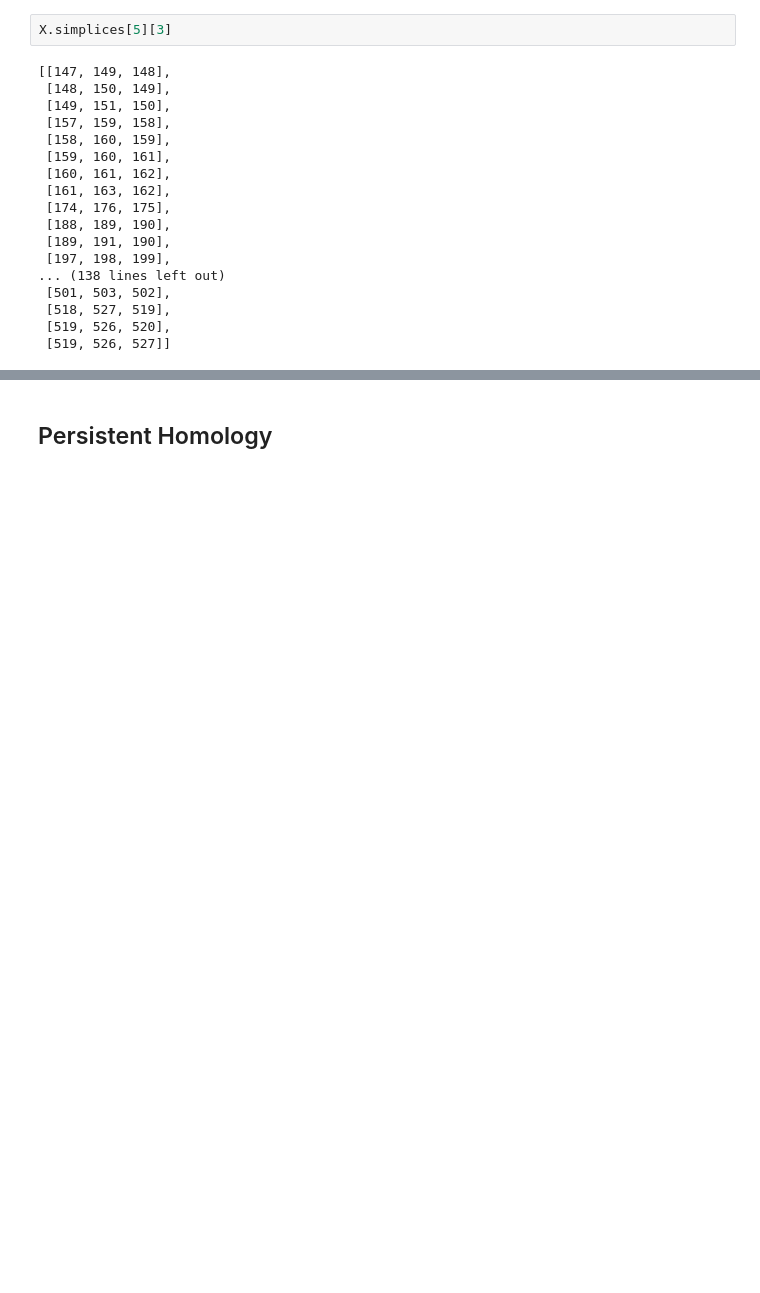
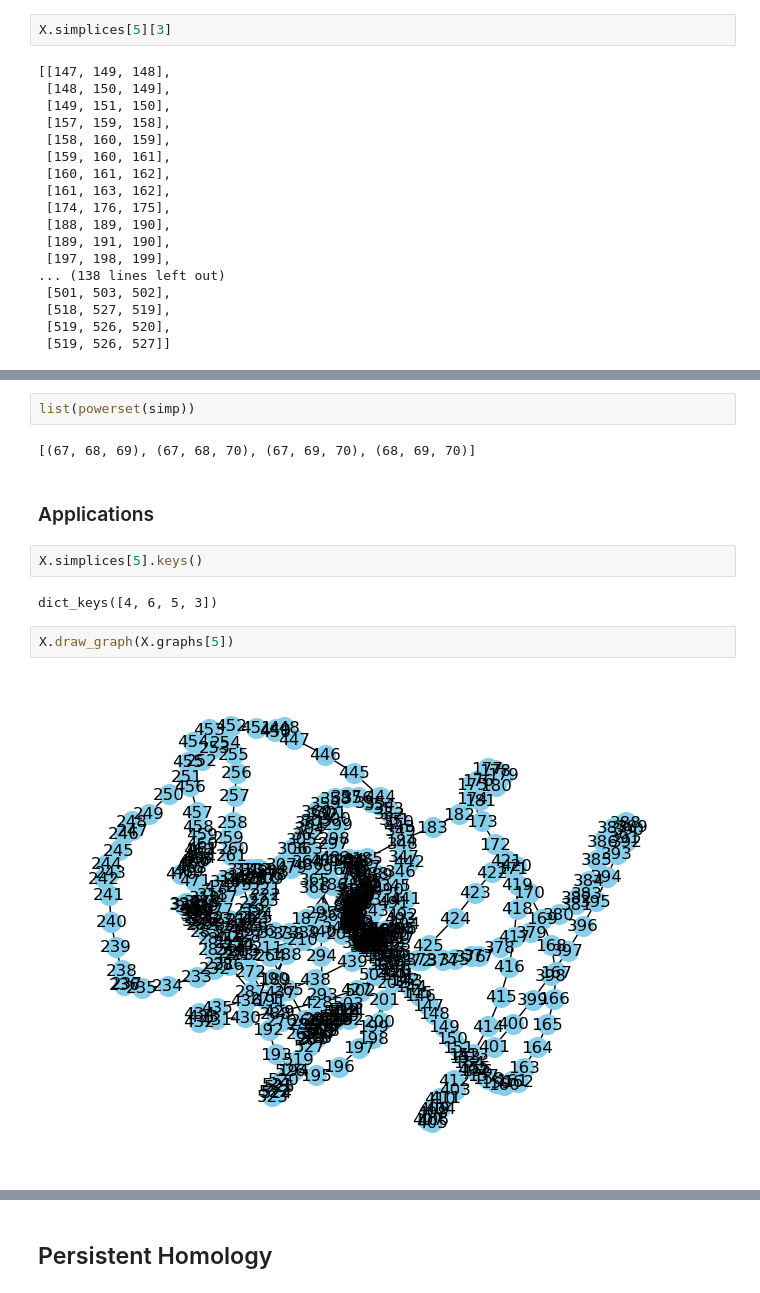
Before and after one commit to xiongshujun/GDA-proj, a Jupyter notebook: Playground.ipynb, the cells around one changed output, grey strips where cells are left out. Drawn from its saved outputs; the diff is of its cells as text; blank space fills up the shorter version.

```diff
--- a/Playground.ipynb
+++ b/Playground.ipynb
@@ -719,0 +905,14 @@ X.simplices[5][3]
+# %%
+list(powerset(simp))
+# %% [output]
+[(67, 68, 69), (67, 68, 70), (67, 69, 70), (68, 69, 70)]
+# %% [markdown]
+### Applications
+# %%
+X.simplices[5].keys()
+# %% [output]
+dict_keys([4, 6, 5, 3])
+# %%
+X.draw_graph(X.graphs[5])
+# %% [output]
+[figure, added]
```
Also changed, not shown: parts of 56 cells of this notebook, 1 other file.
